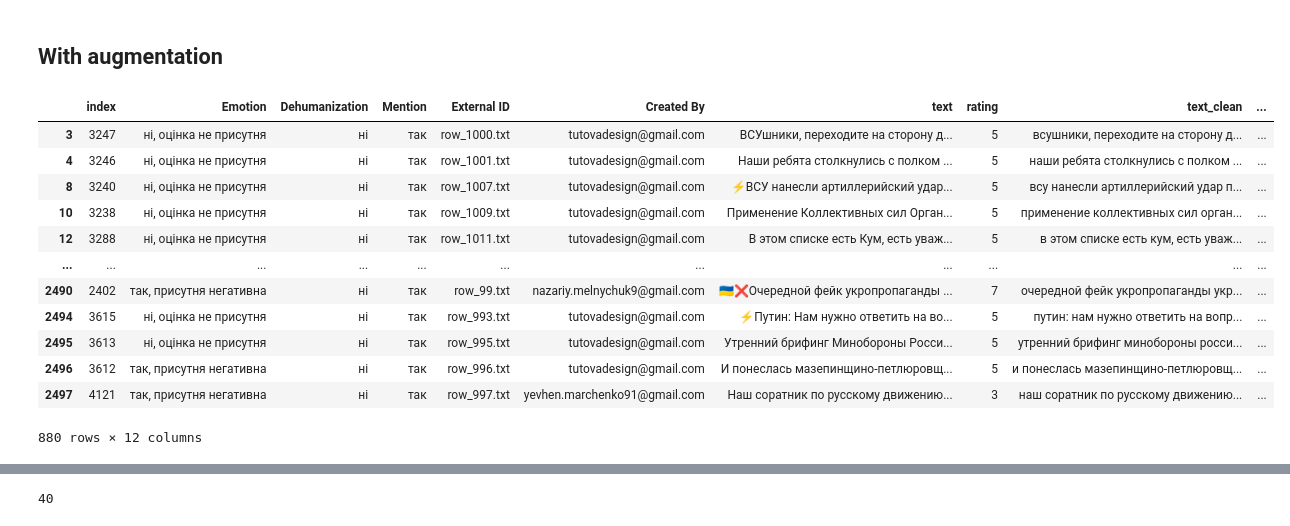
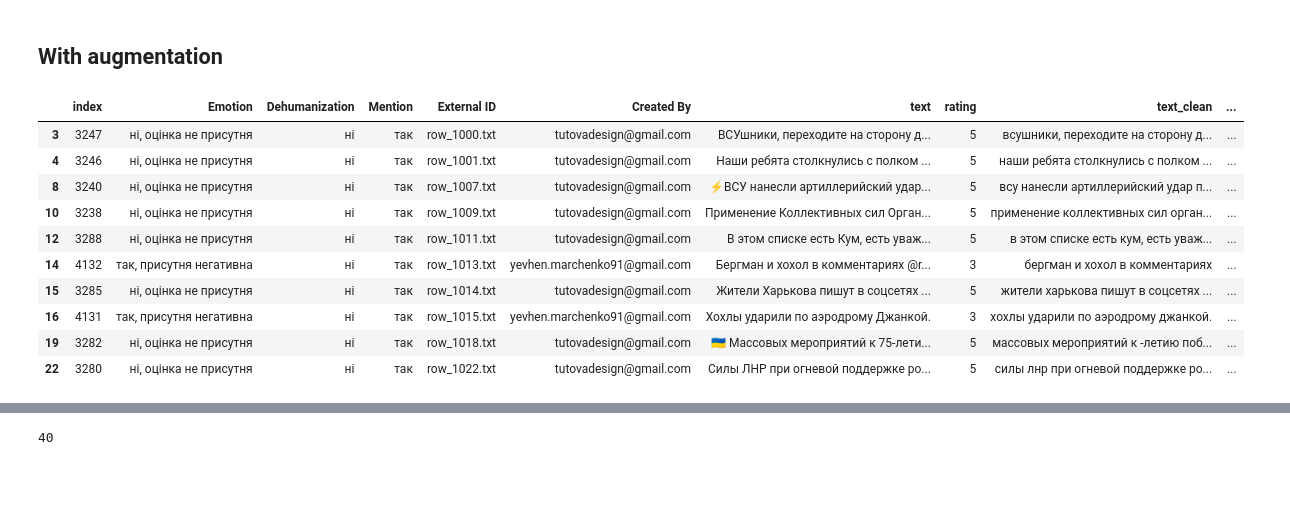
Before and after one commit to kateburovova/dehumanization, a Jupyter notebook: detection_experiments_final.ipynb, the cells around one changed output, grey strips where cells are left out. Drawn from its saved outputs; the diff is of its cells as text; code cells hidden in the pictures; blank space fills up the shorter version.

```diff
--- a/detection_experiments_final.ipynb
+++ b/detection_experiments_final.ipynb
@@ -1087,21 +1015,19 @@ from sklearn.pipeline import Pipeline
 # df_add = pd.read_csv('/Users/katerynaburovova/PycharmProjects/dehumanization/augmentation/augm_added_dehumanization.csv', index_col=[0])
 df_augmentation = pd.read_csv('/Users/katerynaburovova/PycharmProjects/dehumanization/augmentation/augm_neutal_in_class.csv', index_col=[0])
 # %%
-df_augmentation
+df_augmentation.head(10)
 # %% [output]
 |  | index | Emotion | Dehumanization | Mention | External ID | Created By | text | rating | text_clean | ... |
 | 3 | 3247 | ні, оцінка не присутня | ні | так | row_1000.txt | tutovadesign@gmail.com | ВСУшники, переходите на сторону д... | 5 | всушники, переходите на сторону д... | ... |
 | 4 | 3246 | ні, оцінка не присутня | ні | так | row_1001.txt | tutovadesign@gmail.com | Наши ребята столкнулись с полком ... | 5 | наши ребята столкнулись с полком ... | ... |
 | 8 | 3240 | ні, оцінка не присутня | ні | так | row_1007.txt | tutovadesign@gmail.com | ⚡️ВСУ нанесли артиллерийский удар... | 5 | всу нанесли артиллерийский удар п... | ... |
 | 10 | 3238 | ні, оцінка не присутня | ні | так | row_1009.txt | tutovadesign@gmail.com | Применение Коллективных сил Орган... | 5 | применение коллективных сил орган... | ... |
 | 12 | 3288 | ні, оцінка не присутня | ні | так | row_1011.txt | tutovadesign@gmail.com | В этом списке есть Кум, есть уваж... | 5 | в этом списке есть кум, есть уваж... | ... |
-| ... | ... | ... | ... | ... | ... | ... | ... | ... | ... | ... |
-| 2490 | 2402 | так, присутня негативна | ні | так | row_99.txt | nazariy.melnychuk9@gmail.com | 🇺🇦❌Очередной фейк укропропаганды ... | 7 | очередной фейк укропропаганды укр... | ... |
-| 2494 | 3615 | ні, оцінка не присутня | ні | так | row_993.txt | tutovadesign@gmail.com | ⚡️Путин: Нам нужно ответить на во... | 5 | путин: нам нужно ответить на вопр... | ... |
-| 2495 | 3613 | ні, оцінка не присутня | ні | так | row_995.txt | tutovadesign@gmail.com | Утренний брифинг Минобороны Росси... | 5 | утренний брифинг минобороны росси... | ... |
-| 2496 | 3612 | так, присутня негативна | ні | так | row_996.txt | tutovadesign@gmail.com | И понеслась мазепинщино-петлюровщ... | 5 | и понеслась мазепинщино-петлюровщ... | ... |
-| 2497 | 4121 | так, присутня негативна | ні | так | row_997.txt | yevhen.marchenko91@gmail.com | Наш соратник по русскому движению... | 3 | наш соратник по русскому движению... | ... |
+| 14 | 4132 | так, присутня негативна | ні | так | row_1013.txt | yevhen.marchenko91@gmail.com | Бергман и хохол в комментариях @r... | 3 | бергман и хохол в комментариях | ... |
+| 15 | 3285 | ні, оцінка не присутня | ні | так | row_1014.txt | tutovadesign@gmail.com | Жители Харькова пишут в соцсетях ... | 5 | жители харькова пишут в соцсетях ... | ... |
+| 16 | 4131 | так, присутня негативна | ні | так | row_1015.txt | yevhen.marchenko91@gmail.com | Хохлы ударили по аэродрому Джанкой. | 3 | хохлы ударили по аэродрому джанкой. | ... |
+| 19 | 3282 | ні, оцінка не присутня | ні | так | row_1018.txt | tutovadesign@gmail.com | 🇺🇦 Массовых мероприятий к 75-лети... | 5 | массовых мероприятий к -летию поб... | ... |
+| 22 | 3280 | ні, оцінка не присутня | ні | так | row_1022.txt | tutovadesign@gmail.com | Силы ЛНР при огневой поддержке ро... | 5 | силы лнр при огневой поддержке ро... | ... |
-880 rows × 12 columns
 # %%
 # df_augmentation = pd.concat([df_rm,df_add])
 # df_augmentation = df_add.copy()
```
Also changed, not shown: parts of 76 cells of this notebook.
